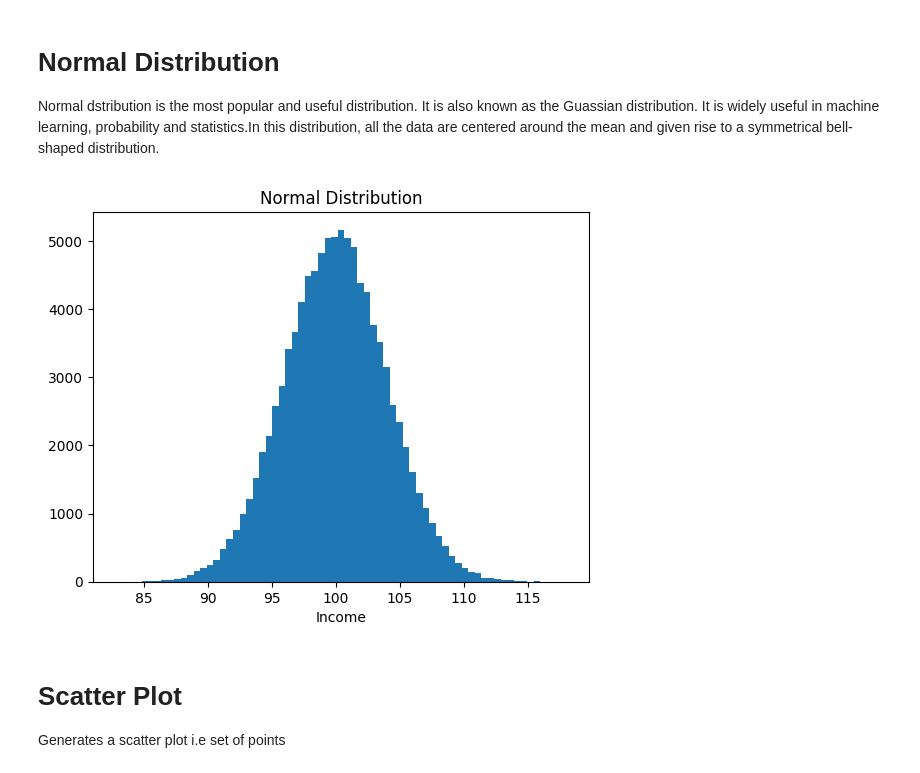
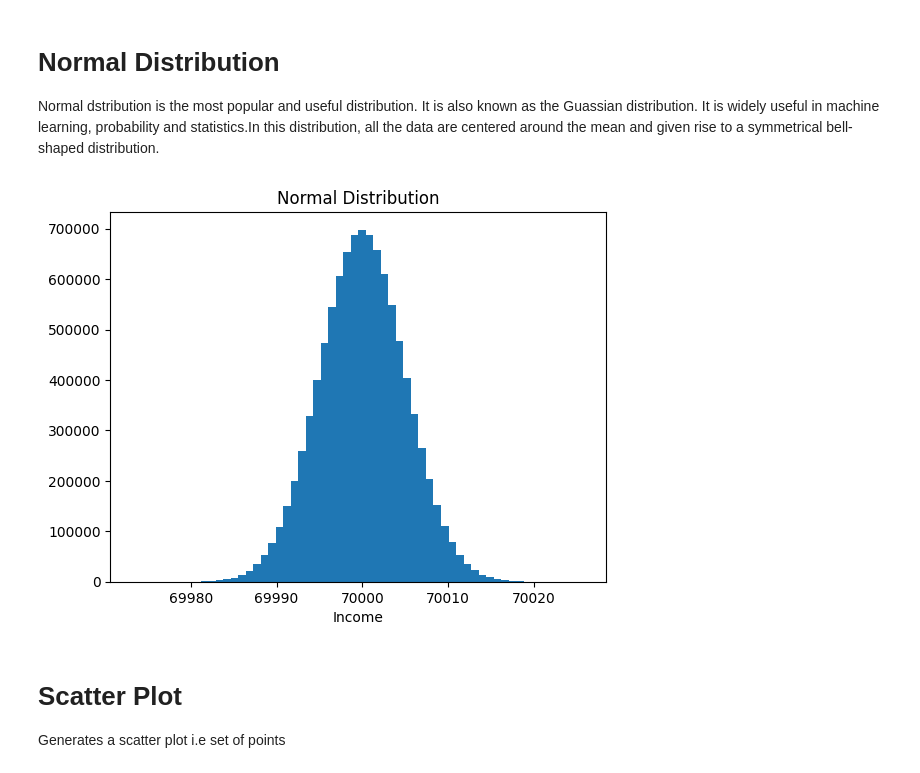
Before and after one commit to manusharansah/Python, a Jupyter notebook: Machine Learning/tutorial.ipynb, the cells around one changed output. Saved outputs shown, nothing was run; the diff lists cells and outputs as text; code cells hidden in the pictures.

```diff
--- a/Machine Learning/tutorial.ipynb
+++ b/Machine Learning/tutorial.ipynb
@@ -148,19 +148,19 @@ Normal dstribution is the most popular and useful distribution. It is also known
 # %%
 # Drawing a normal distribution
 import matplotlib.pyplot as plt
 import numpy as np
 
-datset = np.random.normal(70000,5,10000000)
+dataset = np.random.normal(70000,5,10000000)
 no_of_interval = np.random.randint(30,70)
 plt.hist(dataset,no_of_interval)
 plt.title('Normal Distribution')
 plt.xlabel('Income')
 
 # if we don't want to change the random value we use  np.random.seed(any_integer)
 np.random.seed(10)
 # then we get the same value we can take any number
 # %% [output]
-[figure, old version]
+[figure, new version]
 # %% [markdown]
 # Scatter Plot
 Generates a scatter plot i.e set of points
```
Also changed, not shown: parts of 1 cell of this notebook, 1 other file.
